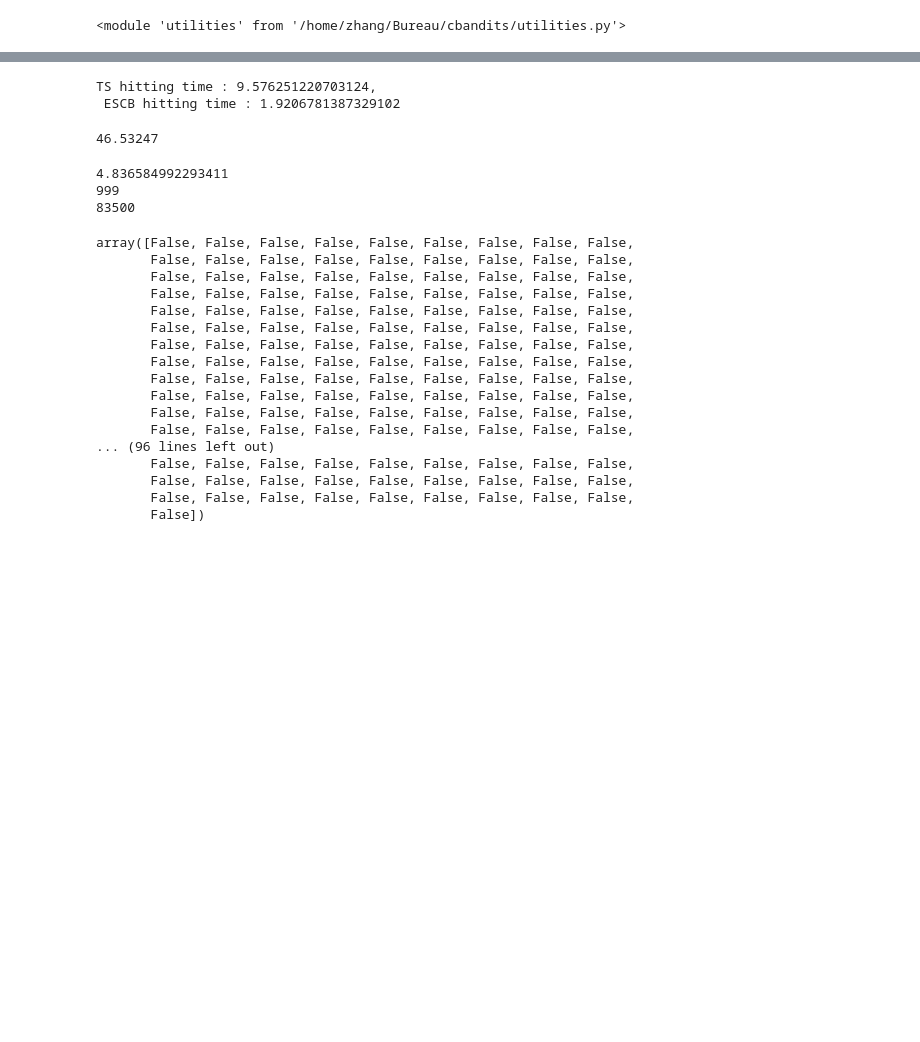
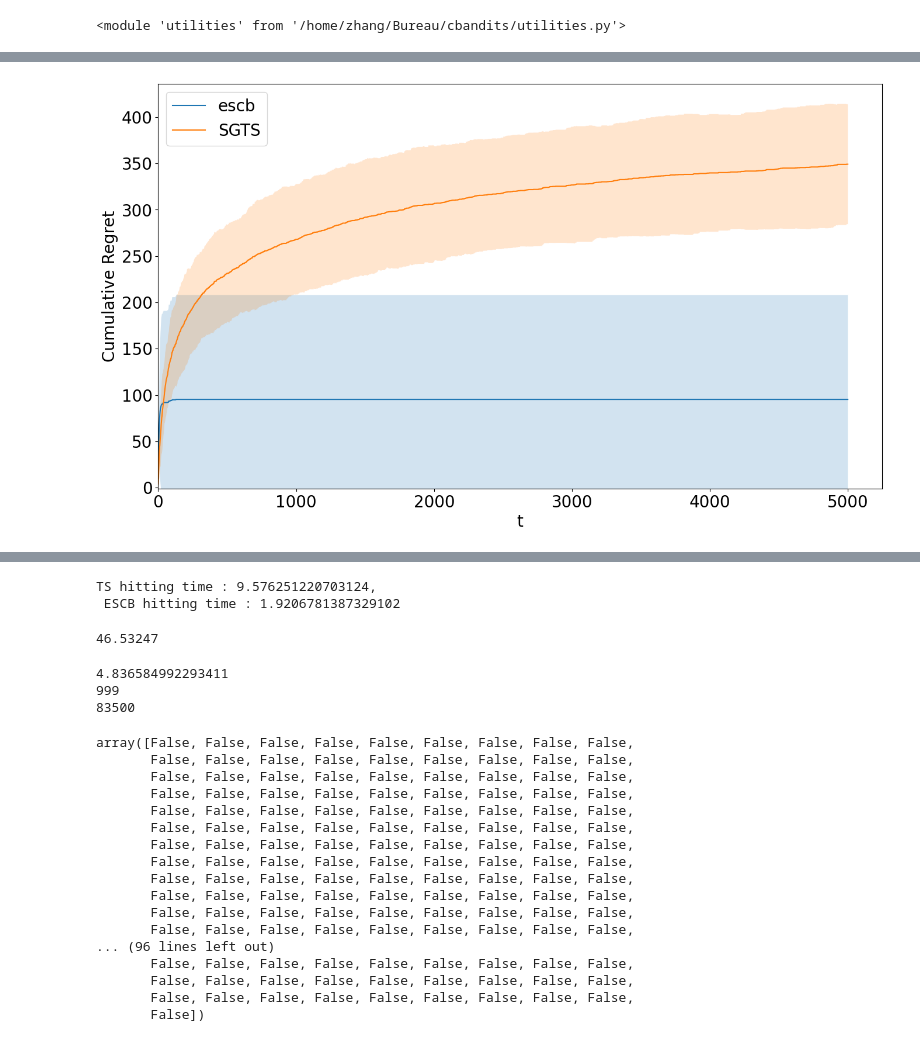
Before and after one commit to RaymZhang/CTS-Mismatched-Paradox, a Jupyter notebook: Testing.ipynb, the cells around one changed output, grey strips where cells are left out. Drawn from its saved outputs; the diff is of its cells as text; code cells hidden in the pictures; blank space fills up the shorter version.

```diff
--- a/Testing.ipynb
+++ b/Testing.ipynb
@@ -104,15 +118,14 @@ class karmpolicy:
         self.muhats = np.zeros(self.d)
         # small hack to avoid division by 0 before the arm is played for the first time
         self.t = 1
-        self.w = np.ones(self.shape) * 10**(-8)
+        self.N = np.ones(self.shape) * 10**(-8)
 
         if self.policy == 'epsilon-greedy' or self.policy == 'explore-commit':
             self.explore = self.algoparams["explore"]
         if self.policy == 'ucb':
             self.c = self.algoparams["c"]
         if self.policy == 'thompson-sampling':
-            self.bonus = self.algoparams["bonus"]
-            # self.lambd = self.algoparams["lambda"] will be added later
+            self.lamda = self.algoparams["lambda"]
             if self.distribution == 'bernoulli':
                 if self.prior == "beta":
                     self.alphas = self.algoparams["prior"][...,0].copy()
@@ -173,12 +186,12 @@ class karmpolicy:
             index (int): index of the arm to pull
         """
         if self.policy == 'ucb':
-            index = np.argmax(self.muhats + self.c * np.sqrt(2*np.log(self.t) / (self.w)))
+            index = np.argmax(self.muhats + self.c * np.sqrt(2*np.log(self.t) / (self.N)))
             return index
         if self.policy == 'explore-commit':
             # keep exploring until every arm are explored self.explore times
-            if (self.w < self.explore).any():
-                index = np.argmax(self.w < self.explore)
+            if (self.N < self.explore).any():
+                index = np.argmax(self.N < self.explore)
             else:
                 index = np.argmax(self.muhats)
             return index
@@ -194,7 +207,7 @@ class karmpolicy:
             if (((self.prior == 'beta') or (self.prior == 'uniform')) and (self.distribution == 'bernoulli')):
                 index = np.argmax(np.random.beta(self.alphas, self.betas))
             if self.distribution == 'gaussian' or ((self.prior == 'gaussian') and (self.distribution == 'bernoulli')):
-                index = np.argmax(np.random.normal(self.muhats, self.bonus * self.sigmapost))
+                index = np.argmax(np.random.normal(self.muhats, np.sqrt((1+self.lamda)) * self.sigmapost))
             return index
         if self.policy == "klucb":
             pass
@@ -209,18 +222,18 @@ class karmpolicy:
         self.t += 1
 
 
-        if self.w[index] < 0.5:
+        if self.N[index] < 0.5:
             # correct the hack to avoid division by 0
-            self.w[index] = 1
+            self.N[index] = 1
         else:
-            self.w[index] += 1
+            self.N[index] += 1
         if self.policy == 'epsilon-greedy':
-            self.muhats[index] = (self.muhats[index] * (self.w[index] - 1) + rewards[index]) / self.w[index]
+            self.muhats[index] = (self.muhats[index] * (self.N[index] - 1) + rewards[index]) / self.N[index]
         if self.policy == 'explore-commit':
-            self.muhats[index] = (self.muhats[index] * (self.w[index] - 1) + rewards[index]) / self.w[index]
+            self.muhats[index] = (self.muhats[index] * (self.N[index] - 1) + rewards[index]) / self.N[index]
 
         if self.policy == "ucb":
-            self.muhats[index] = (self.muhats[index] * (self.w[index] - 1) + rewards[index]) / self.w[index]
+            self.muhats[index] = (self.muhats[index] * (self.N[index] - 1) + rewards[index]) / self.N[index]
 
         if self.policy == 'thompson-sampling':
             if self.distribution == 'bernoulli':
@@ -920,0 +1041,12 @@ utilities.plot_regret(regretsdict, save = False, paramsdict = paramsdict, bandit
+# %%
+regretsdict2 =  {}
+regretsdict2["escb"] = regretsdict["escb"]
+regretsdict2["SGTS"] = regretsdict["SGTS"]
+
+paramsdict2 = {}
+paramsdict2["escb"] = paramsdict["escb"]
+paramsdict2["SGTS"] = paramsdict["SGTS"]
+# %%
+utilities.plot_regret(regretsdict2, save = False, paramsdict = paramsdict2, banditenv = problem, mode = 1)
+# %% [output]
+[figure, added]
```
Also changed, not shown: parts of 21 cells of this notebook, 4 other files.
